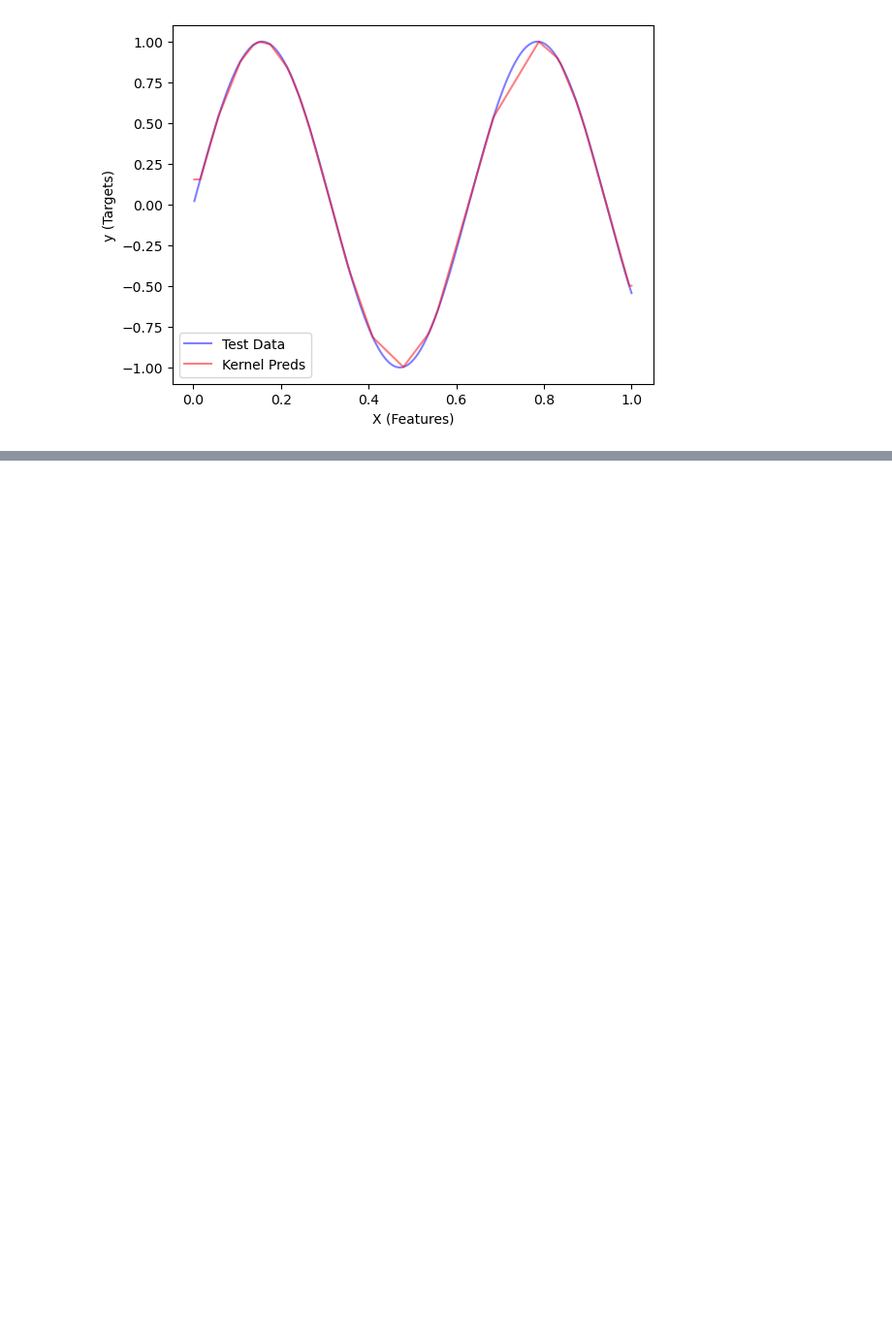
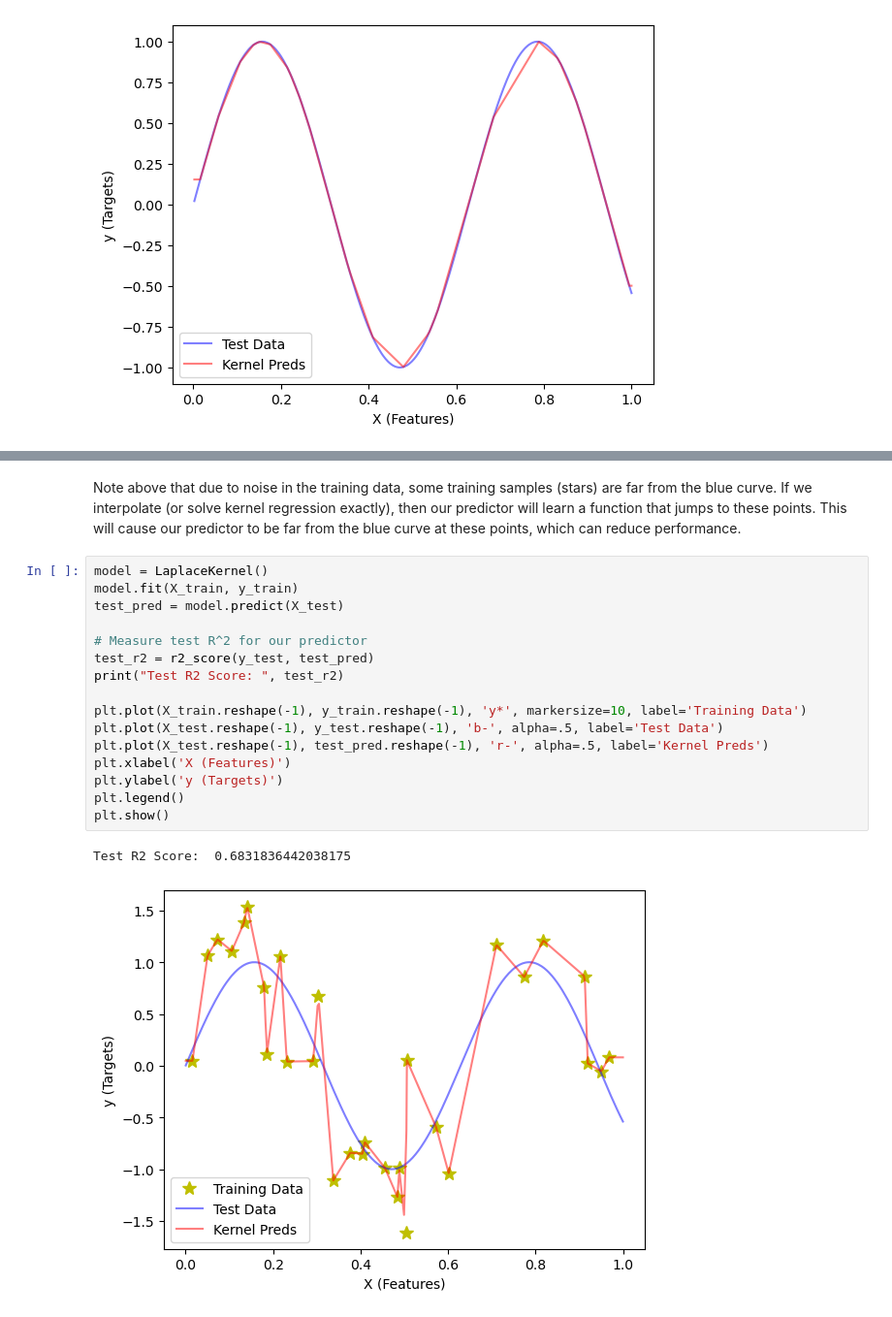
Before and after one commit to aradha/6.S088_2023, a Jupyter notebook: Module1_Notebooks/KernelRegression.ipynb, the cells around one changed output, grey strips where cells are left out. Shown at 97% size. Cells and saved outputs as stored; diff of their text form; blank space fills up the shorter version.

```diff
--- a/Module1_Notebooks/KernelRegression.ipynb
+++ b/Module1_Notebooks/KernelRegression.ipynb
@@ -197,0 +224,21 @@ AKA - Please always try the kernel ridge regression first before SVMs since the
+# %% [markdown]
+Note above that due to noise in the training data, some training samples (stars) are far from the blue curve.  If we interpolate (or solve kernel regression exactly), then our predictor will learn a function that jumps to these points.  This will cause our predictor to be far from the blue curve at these points, which can reduce performance.
+# %%
+model = LaplaceKernel()
+model.fit(X_train, y_train)
+test_pred = model.predict(X_test)
+
+# Measure test R^2 for our predictor
+test_r2 = r2_score(y_test, test_pred)
+print("Test R2 Score: ", test_r2)
+
+plt.plot(X_train.reshape(-1), y_train.reshape(-1), 'y*', markersize=10, label='Training Data')
+plt.plot(X_test.reshape(-1), y_test.reshape(-1), 'b-', alpha=.5, label='Test Data')
+plt.plot(X_test.reshape(-1), test_pred.reshape(-1), 'r-', alpha=.5, label='Kernel Preds')
+plt.xlabel('X (Features)')
+plt.ylabel('y (Targets)')
+plt.legend()
+plt.show()
+# %% [output]
+Test R2 Score:  0.6831836442038175
+[figure, added]
```
Also changed, not shown: parts of 21 cells of this notebook.
